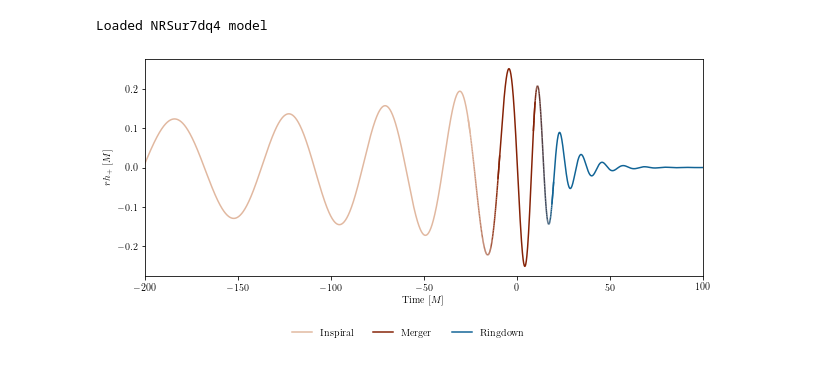
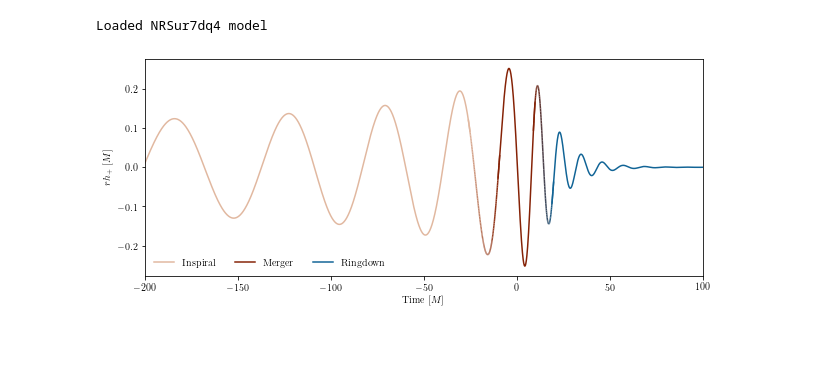
Before and after one commit to eliotfinch/thesis, a Jupyter notebook: Figures/Introduction/td_waveform.ipynb, the cells around one changed output. Cells and saved outputs as stored; diff of their text form; code cells hidden in the pictures.

Commit message:
Update introduction figures

```diff
--- a/Figures/Introduction/td_waveform.ipynb
+++ b/Figures/Introduction/td_waveform.ipynb
@@ -93,33 +93,37 @@ i_m_segments = np.concatenate([i_m_points[:-1], i_m_points[1:]], axis=1)
 
 m_r_points = np.array([m_r_times, merger_ringdown]).T.reshape(-1, 1, 2)
 m_r_segments = np.concatenate([m_r_points[:-1], m_r_points[1:]], axis=1)
 
 # Create a continuous norm to map from data points to colours
 i_m_norm = plt.Normalize(i_m_times[0], i_m_times[-1])
 i_m_lc = LineCollection(i_m_segments, cmap=i_m_cmap, norm=i_m_norm)
 
 m_r_norm = plt.Normalize(m_r_times[0], m_r_times[-1])
 m_r_lc = LineCollection(m_r_segments, cmap=m_r_cmap, norm=m_r_norm)
 
 # Set the values used for colormapping
 i_m_lc.set_array(i_m_times)
 m_r_lc.set_array(m_r_times)
 
 # Add lines to the figure
 i_m_line = ax.add_collection(i_m_lc)
 m_r_line = ax.add_collection(m_r_lc)
 
 ax.set_xlabel('Time $[M]$')
 ax.set_xlim(-200, times[-1])
 
 ax.set_ylabel('$rh_+\ [M]$')
 
 custom_lines = [Line2D([0], [0], color=c) for c in [inspiral_colour, merger_colour, ringdown_colour]]
-fig.legend(
+ax.legend(
     custom_lines,
     ['Inspiral', 'Merger', 'Ringdown'],
-    frameon=False, ncol=3, loc='lower center', bbox_to_anchor=(0.49,-0.12))
+    frameon=False,
+    ncol=3,
+    loc='lower left',
+    # bbox_to_anchor=(0.49,-0.12)
+    )
 
 fig.savefig('td_waveform.pdf', bbox_inches='tight')
 # %% [output]
-[figure, old version]
+[figure, new version]
```
Also changed, not shown: 4 other files.
